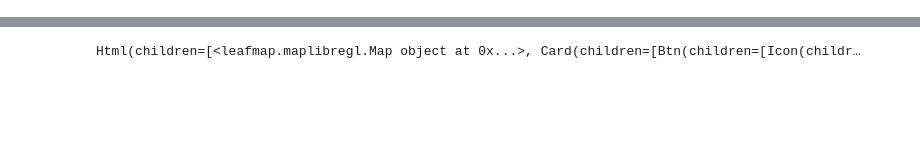
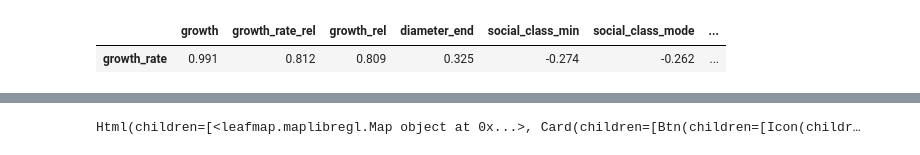
Before and after one commit to Zoatik/AlphaEarth-forestGrowth, a Jupyter notebook: src/ICP_playground.ipynb, the cells around one changed output, grey strips where cells are left out. Cells and saved outputs as stored; diff of their text form; code cells hidden in the pictures; blank space fills up the shorter version.

```diff
--- a/src/ICP_playground.ipynb
+++ b/src/ICP_playground.ipynb
@@ -11,0 +52,19 @@ ICP_OBSERVATIONS = ICP_DIR / "icpf/03_tidy/cpf-level2_cleaned.parquet"
+# %%
+import pandas as pd
+
+corr_table = pd.DataFrame(
+    corr,
+    index=full_num_df.columns,
+    columns=full_num_df.columns,
+)
+
+with pd.option_context("display.max_rows", None, "display.max_columns", None):
+    display(
+        corr_table["growth_rate"]
+        .drop("growth_rate")
+        .sort_values(key=lambda s: s.abs(), ascending=False)
+        .round(3).to_frame().transpose()
+    )
+# %% [output]
+|  | growth | growth_rate_rel | growth_rel | diameter_end | social_class_min | social_class_mode | ... |
+| growth_rate | 0.991 | 0.812 | 0.809 | 0.325 | -0.274 | -0.262 | ... |
```
Also changed, not shown: parts of 9 cells of this notebook, 2 other files.
